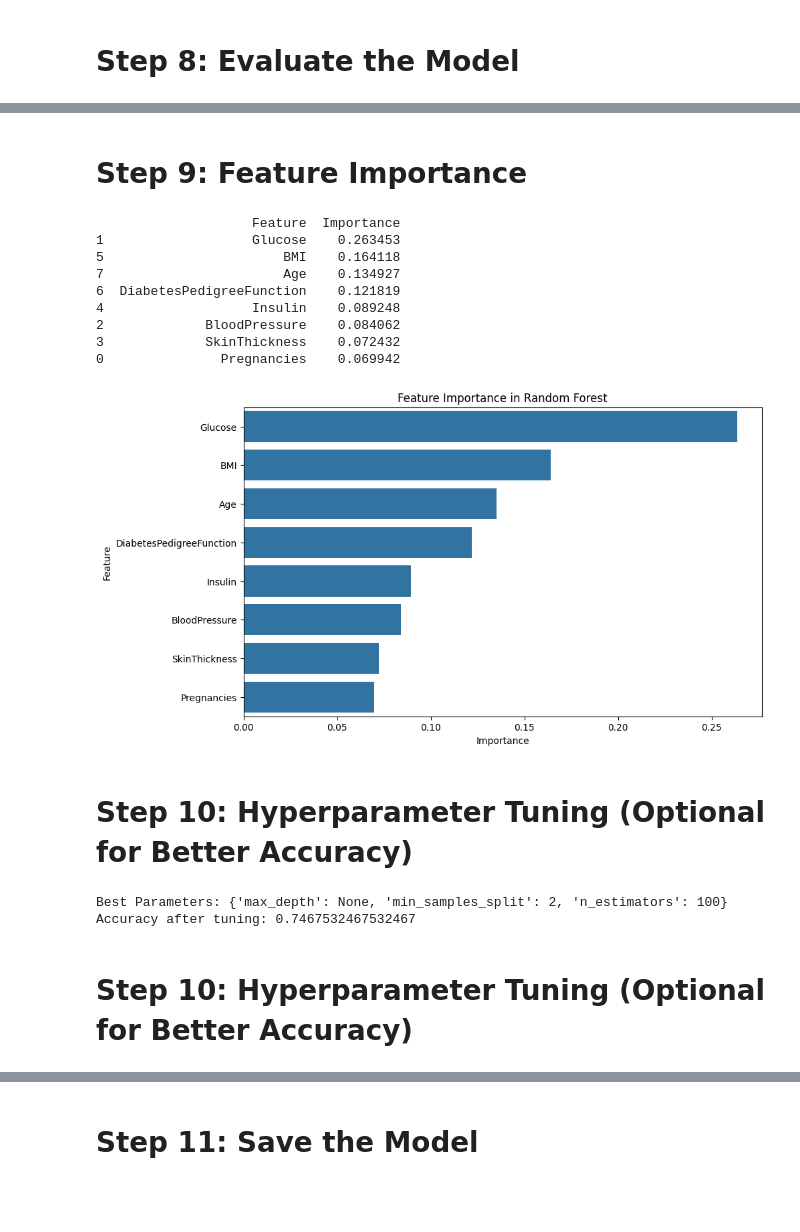
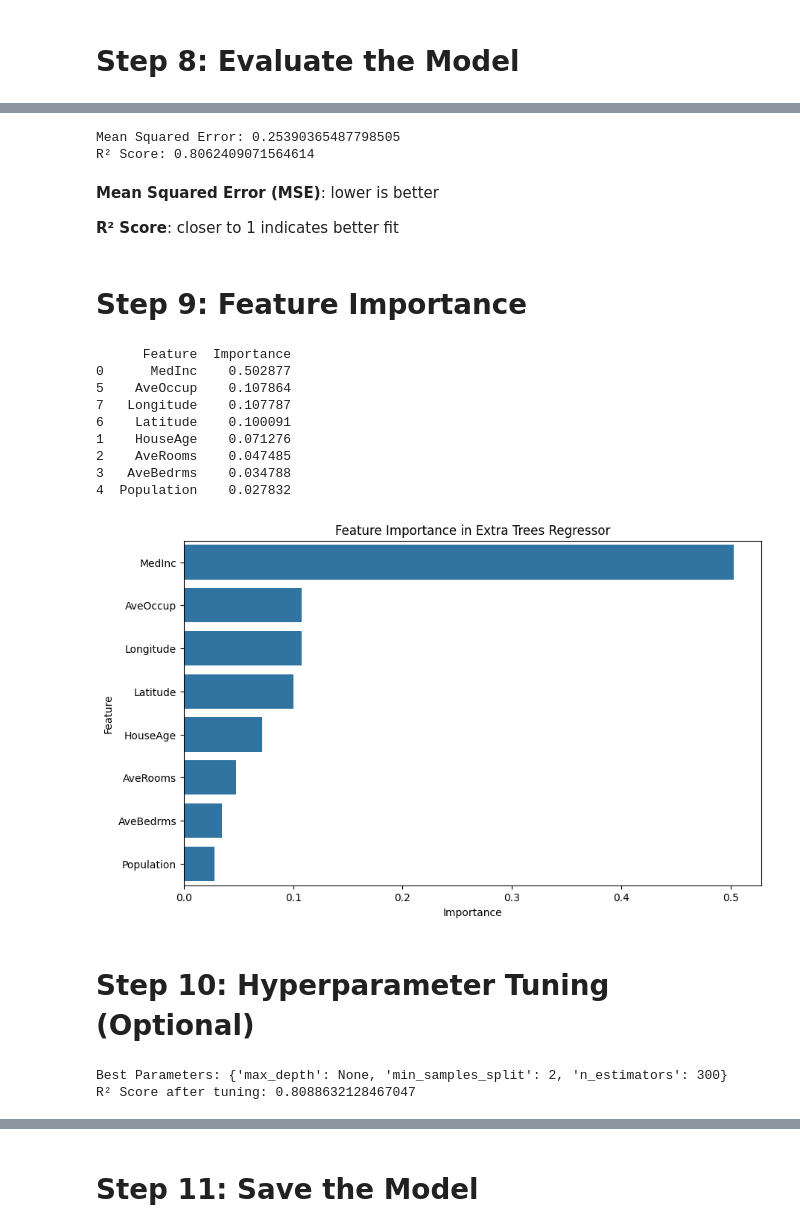
Before and after one commit to umair594/100-Prediction-Models-, a Jupyter notebook: Diabetes_Prediction_Using_Random_Forest_13.ipynb, the cells around one changed output, grey strips where cells are left out. Drawn from its saved outputs; the diff is of its cells as text; code cells hidden in the pictures; blank space fills up the shorter version.

```diff
--- a/Diabetes_Prediction_Using_Random_Forest_13.ipynb
+++ b/Diabetes_Prediction_Using_Random_Forest_13.ipynb
@@ -158,0 +70,9 @@ Outcome is the target (0 = No diabetes, 1 = Diabetes).
+# %%
+from sklearn.datasets import fetch_california_housing
+
+data = fetch_california_housing(as_frame=True)
+df = data.frame
+X = df.drop('MedHouseVal', axis=1)
+y = df['MedHouseVal']
+
+print(df.head())
@@ -203,3 +123,0 @@ df.fillna(df.median(), inplace=True)
-# %%
-X = df.drop('Outcome', axis=1)
-y = df['Outcome']
@@ -212,5 +130,5 @@ X_train, X_test, y_train, y_test = train_test_split(X, y, test_size=0.2, random_
 # %%
-rf = RandomForestClassifier(
+etr = ExtraTreesRegressor(
     n_estimators=100,
     max_depth=None,
     random_state=42
@@ -218,5 +136,5 @@ rf = RandomForestClassifier(
 # %% [markdown]
 # **Step 6: Train the Model**
 # %%
-rf.fit(X_train, y_train)
+etr.fit(X_train, y_train)
 # %% [output]
@@ -254,52 +148,62 @@ weighted avg       0.75      0.75      0.75       154
+# %%
+mse = mean_squared_error(y_test, y_pred)
+r2 = r2_score(y_test, y_pred)
+
+print("Mean Squared Error:", mse)
+print("R² Score:", r2)
+# %% [output]
+Mean Squared Error: 0.25390365487798505
+R² Score: 0.8062409071564614
+# %% [markdown]
+**Mean Squared Error (MSE)**: lower is better
+
+**R² Score**: closer to 1 indicates better fit
 # %% [markdown]
 # **Step 9: Feature Importance**
 # %%
-importances = rf.feature_importances_
+importances = etr.feature_importances_
 feature_names = X.columns
 
 feature_importance_df = pd.DataFrame({
     'Feature': feature_names,
     'Importance': importances
 }).sort_values(by='Importance', ascending=False)
 
 print(feature_importance_df)
 
 # Visualize
 plt.figure(figsize=(10,6))
 sns.barplot(x='Importance', y='Feature', data=feature_importance_df)
-plt.title("Feature Importance in Random Forest")
+plt.title("Feature Importance in Extra Trees Regressor")
 plt.show()
 # %% [output]
-                    Feature  Importance
-1                   Glucose    0.263453
-5                       BMI    0.164118
-7                       Age    0.134927
-6  DiabetesPedigreeFunction    0.121819
-4                   Insulin    0.089248
-2             BloodPressure    0.084062
-3             SkinThickness    0.072432
-0               Pregnancies    0.069942
+      Feature  Importance
+0      MedInc    0.502877
+5    AveOccup    0.107864
+7   Longitude    0.107787
+6    Latitude    0.100091
+1    HouseAge    0.071276
+2    AveRooms    0.047485
+3   AveBedrms    0.034788
+4  Population    0.027832
-[figure, old version]
+[figure, new version]
 # %% [markdown]
-# **Step 10: Hyperparameter Tuning (Optional for Better Accuracy)**
+# **Step 10: Hyperparameter Tuning (Optional)**
 # %%
 param_grid = {
     'n_estimators': [100, 200, 300],
-    'max_depth': [None, 5, 10],
+    'max_depth': [None, 10, 20],
     'min_samples_split': [2, 5, 10]
 }
 
-grid = GridSearchCV(RandomForestClassifier(random_state=42), param_grid, cv=5)
+grid = GridSearchCV(ExtraTreesRegressor(random_state=42), param_grid, cv=5)
 grid.fit(X_train, y_train)
 
 print("Best Parameters:", grid.best_params_)
 
-# Train final model with best parameters
-best_rf = grid.best_estimator_
-y_pred_best = best_rf.predict(X_test)
-print("Accuracy after tuning:", accuracy_score(y_test, y_pred_best))
+best_etr = grid.best_estimator_
+y_pred_best = best_etr.predict(X_test)
+print("R² Score after tuning:", r2_score(y_test, y_pred_best))
 # %% [output]
-Best Parameters: {'max_depth': None, 'min_samples_split': 2, 'n_estimators': 100}
-Accuracy after tuning: 0.7467532467532467
+Best Parameters: {'max_depth': None, 'min_samples_split': 2, 'n_estimators': 300}
+R² Score after tuning: 0.8088632128467047
-# %% [markdown]
-# **Step 10: Hyperparameter Tuning (Optional for Better Accuracy)**
```
Also changed, not shown: parts of 38 cells of this notebook.
